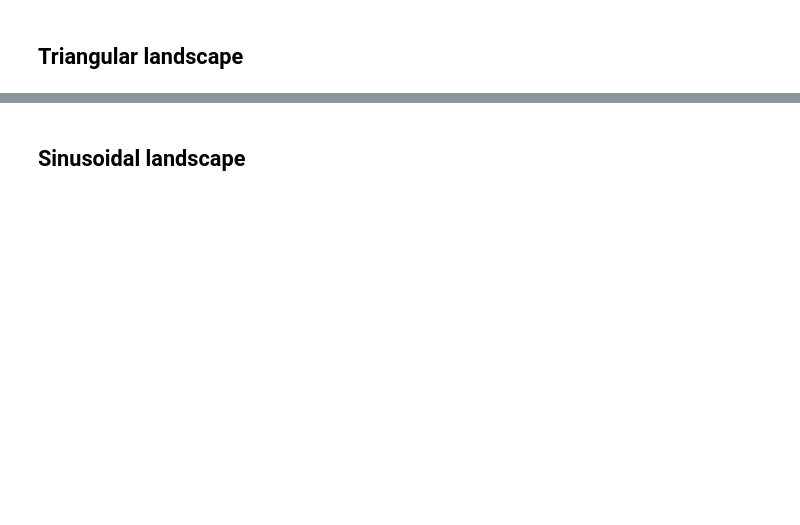
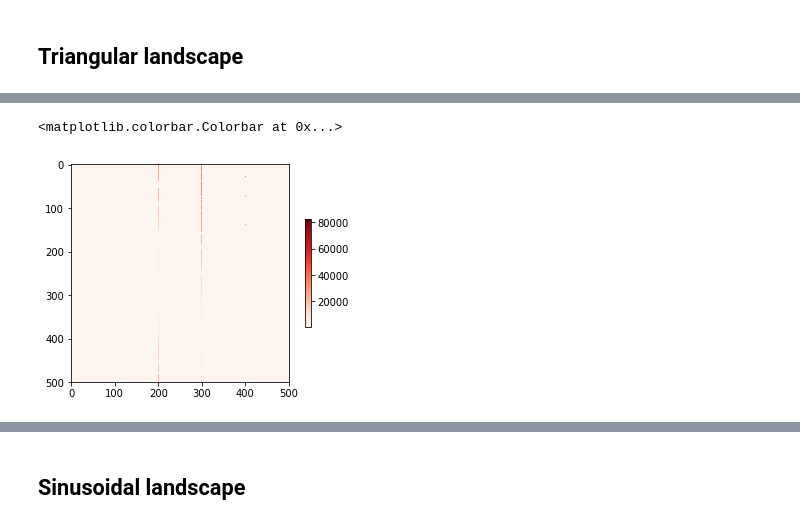
Before and after one commit to stgl/example-notebooks, a Jupyter notebook: multiscale-curvature-synthetics.ipynb, the cells around one changed output, grey strips where cells are left out. Cells and saved outputs as stored; diff of their text form; code cells hidden in the pictures; blank space fills up the shorter version.

```diff
--- a/multiscale-curvature-synthetics.ipynb
+++ b/multiscale-curvature-synthetics.ipynb
@@ -13,3 +12,7 @@ from scipy.signal import sawtooth
 # %%
 from TopoAnalysis.dem import Elevation, FilledElevation, FlowDirectionD8, Area
 from TopoAnalysis.dem import MultiscaleCurvatureValleyWidth as MCVW
+# %%
+import matplotlib
+import matplotlib.pyplot as plt
+matplotlib.rcParams['figure.figsize'] = (10, 10)
@@ -47,0 +75,6 @@ area.plot(cmap='Reds')
+# %%
+im = plt.imshow(area._griddata, cmap='Reds')
+plt.colorbar(im, shrink=0.5)
+# %% [output]
+<matplotlib.colorbar.Colorbar at 0x...>
+[figure, added]
```
Also changed, not shown: parts of 24 cells of this notebook.
